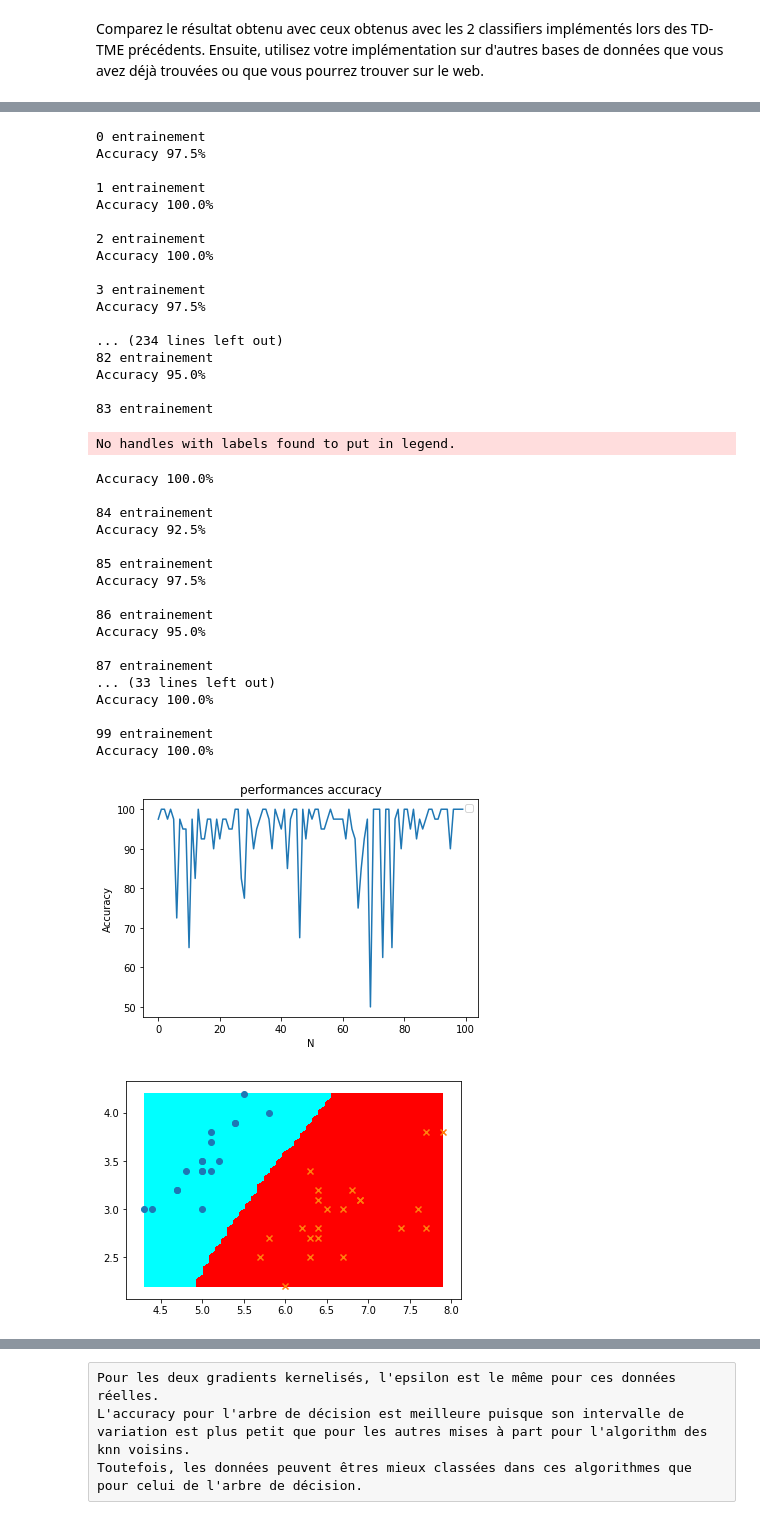
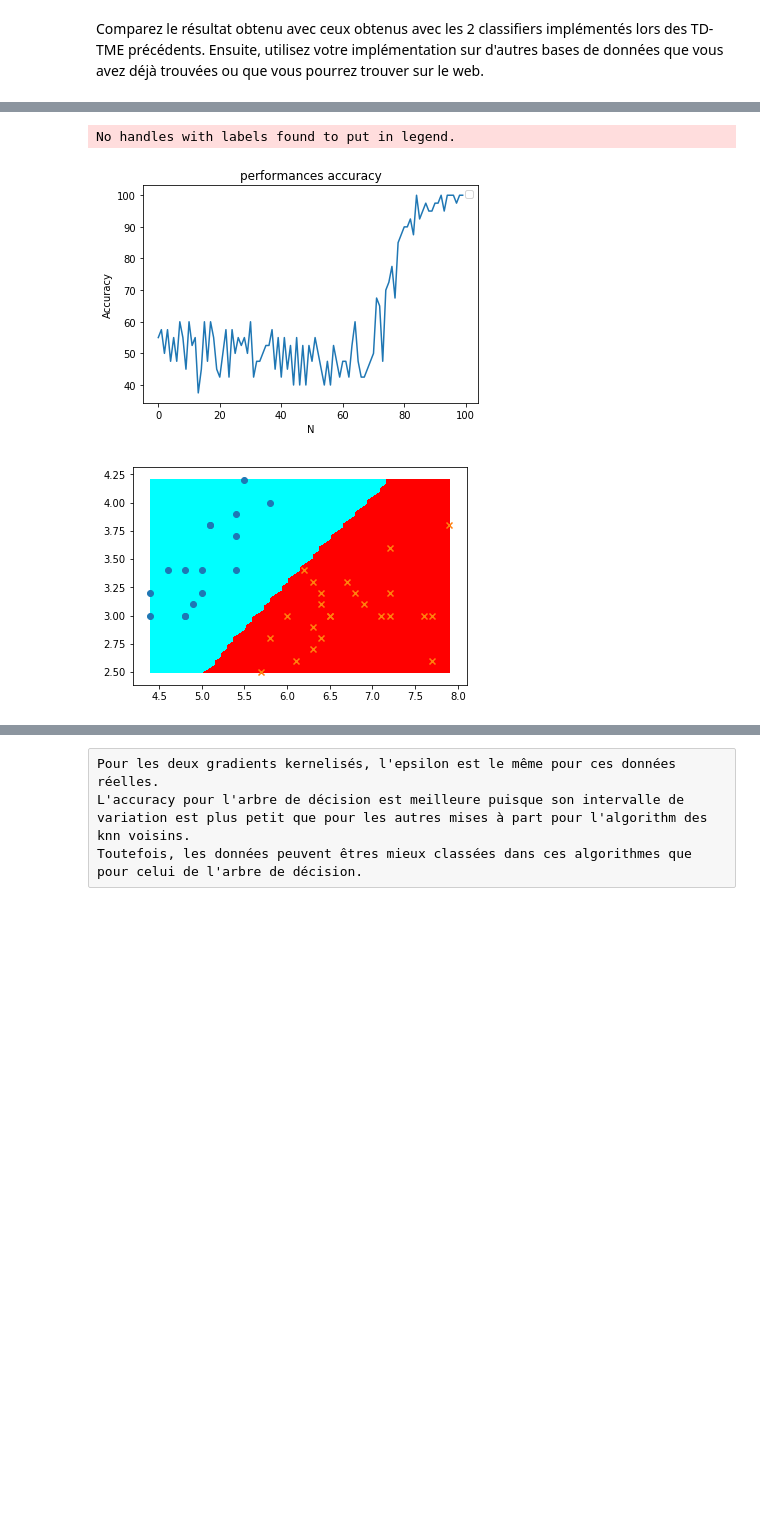
Before and after one commit to ohouens/3i026, a Jupyter notebook: tme-05/TME-05-OHOUENS-SALEH.ipynb, the cells around one changed output, grey strips where cells are left out. Saved outputs shown, nothing was run; the diff lists cells and outputs as text; code cells hidden in the pictures; blank space fills up the shorter version.

```diff
--- a/tme-05/TME-05-OHOUENS-SALEH.ipynb
+++ b/tme-05/TME-05-OHOUENS-SALEH.ipynb
@@ -921,47 +868,13 @@ No handles with labels found to put in legend.
 # %%
 #Entrainement pour le gradient stochastique kernel
 
-gsk = cl.ClassifierGradientStochastiqueKernel(6, 0.0005, k)
+gsk = cl.ClassifierGradientStochastiqueKernel(6, 0.0000005, k)
 
 super_entrainement(100, d, gsk)
 # %% [output]
-0 entrainement
-Accuracy 97.5%
-
-1 entrainement
-Accuracy 100.0%
-
-2 entrainement
-Accuracy 100.0%
-
-3 entrainement
-Accuracy 97.5%
-
-... (234 lines left out)
-82 entrainement
-Accuracy 95.0%
-
-83 entrainement
+No handles with labels found to put in legend.
-No handles with labels found to put in legend.
-Accuracy 100.0%
-
-84 entrainement
-Accuracy 92.5%
-
-85 entrainement
-Accuracy 97.5%
-
-86 entrainement
-Accuracy 95.0%
-
-87 entrainement
-... (33 lines left out)
-Accuracy 100.0%
-
-99 entrainement
-Accuracy 100.0%
-[figure, old version]
+[figure, new version]
-[figure, old version]
+[figure, new version]
 # %%
 #Entrainement pour le gradient batch kernel
 k=cl.KernelPoly()
```
Also changed, not shown: parts of 18 cells of this notebook.
